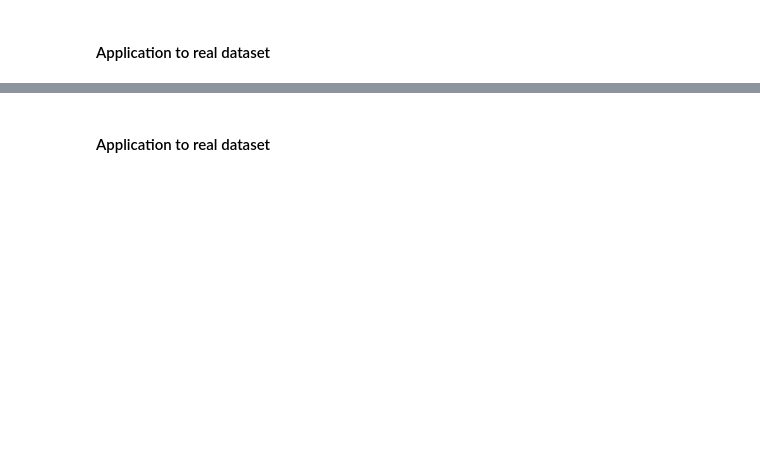
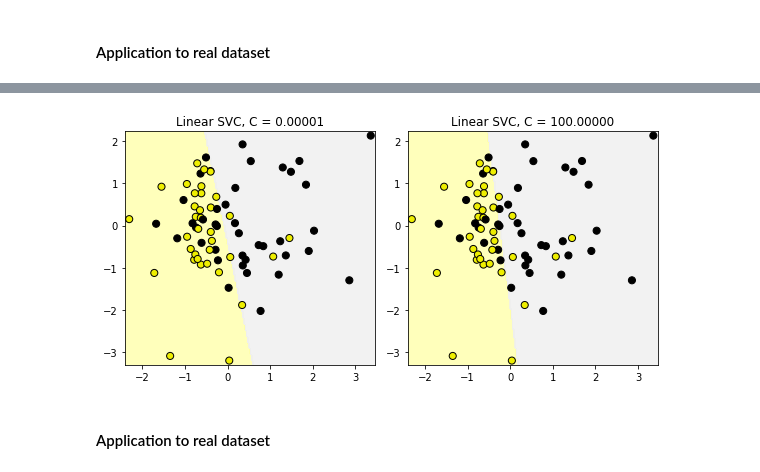
Before and after one commit to geocarvalho/python-ds, a Jupyter notebook: applied-data-science-with-python/applied_ml_in_python/week2_applied_ml_in_python.ipynb, the cells around one changed output, grey strips where cells are left out. Cells and saved outputs as stored; diff of their text form; code cells hidden in the pictures; blank space fills up the shorter version.

```diff
--- a/applied-data-science-with-python/applied_ml_in_python/week2_applied_ml_in_python.ipynb
+++ b/applied-data-science-with-python/applied_ml_in_python/week2_applied_ml_in_python.ipynb
@@ -1060,16 +1107,17 @@ title = 'Linear SVC, C = {:.3f}'.format(this_C)
 # %%
 from sklearn.svm import LinearSVC
-# from adspy_shared_utilities import plot_class_regions_for_classifier
 
 X_train, X_test, y_train, y_test = train_test_split(X_C2, y_C2, random_state = 0)
 fig, subaxes = plt.subplots(1, 2, figsize=(8, 4))
 
 for this_C, subplot in zip([0.00001, 100], subaxes):
     clf = LinearSVC(C=this_C).fit(X_train, y_train)
     title = 'Linear SVC, C = {:.5f}'.format(this_C)
-    # plot_class_regions_for_classifier_subplot(clf, X_train, y_train,
-    #                                          None, None, title, subplot)
+    plot_class_regions_for_classifier_subplot(clf, X_train, y_train,
+                                             None, None, title, subplot)
 plt.tight_layout()
+# %% [output]
+[figure, added]
 # %% [markdown]
 #### Application to real dataset
 # %%
```
Also changed, not shown: parts of 44 cells of this notebook.
